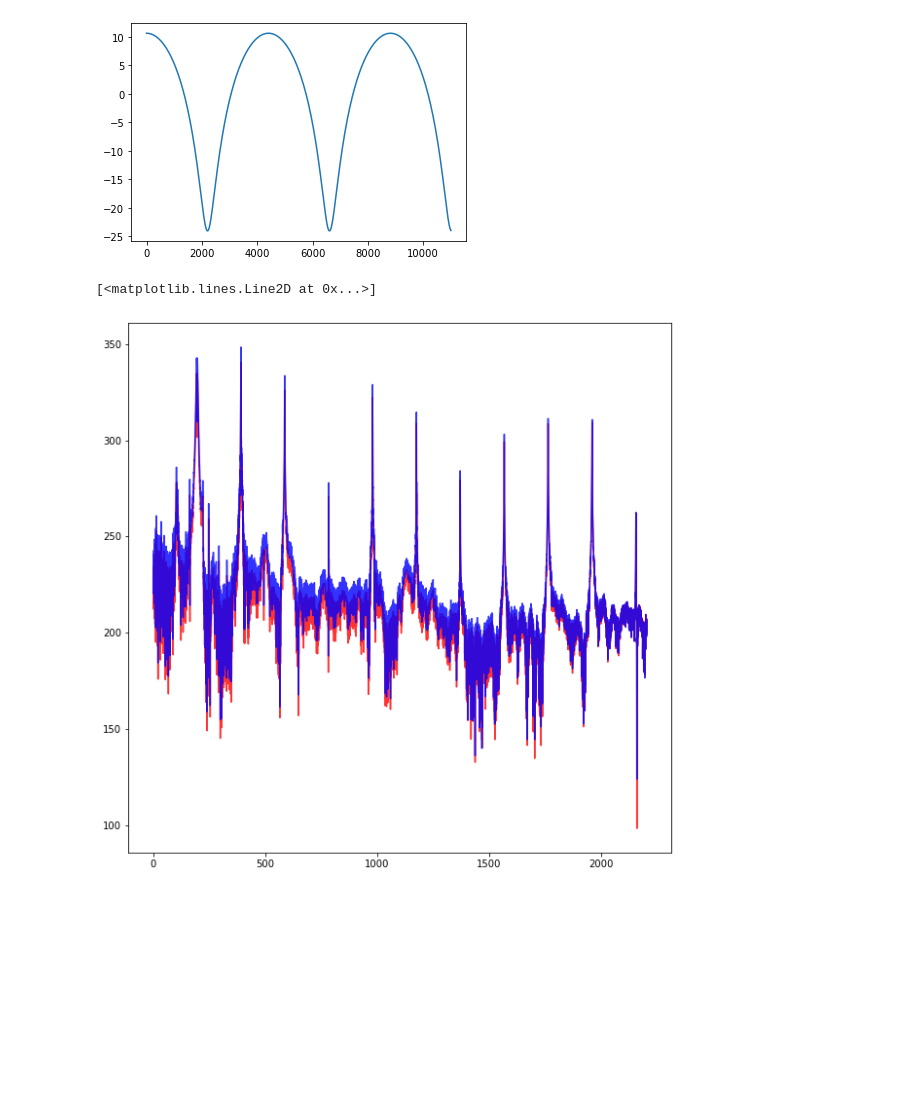
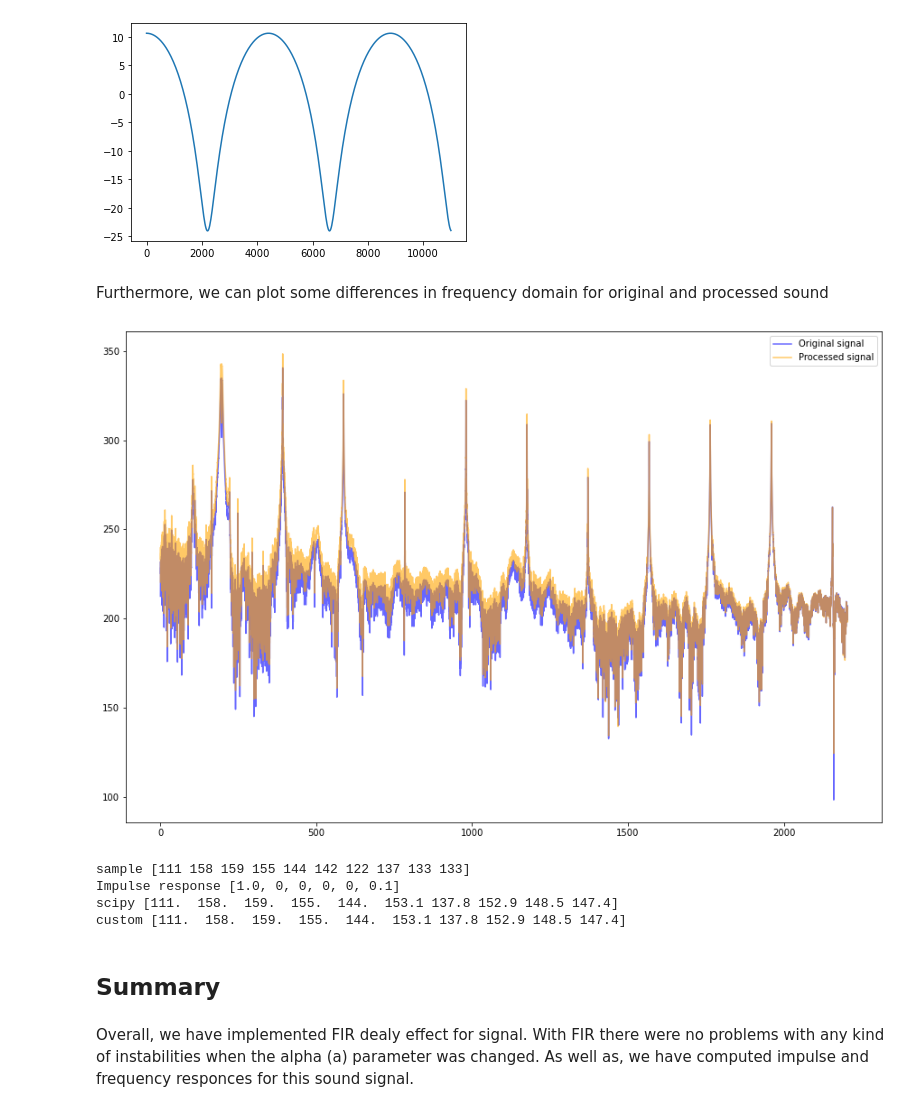
Before and after one commit to lyshuga/Signal_processing, a Jupyter notebook: Filtering/FIRFilter.ipynb, the cells around one changed output. Drawn from its saved outputs; the diff is of its cells as text; code cells hidden in the pictures; blank space fills up the shorter version.

```diff
--- a/Filtering/FIRFilter.ipynb
+++ b/Filtering/FIRFilter.ipynb
@@ -163,22 +171,51 @@ plt.plot(H,20*np.log(np.abs(W)+np.finfo(np.float32).eps))
 # %% [output]
 [<matplotlib.lines.Line2D at 0x...>]
 [figure]
+# %% [markdown]
+Furthermore, we can plot some differences in frequency domain for original and processed sound
 # %%
 x_fft = fft(data)
 x_spectrum_db = 20*np.log(np.abs(x_fft)+np.finfo(np.float32).eps);
 
 s_fft = fft(data_new)
 s_spectrum_db = 20*np.log(np.abs(s_fft)+np.finfo(np.float32).eps);
+freq_axis = H
+
+N = len(data)
+T = 1/samplerate
+
+freqs=fftfreq(N, T)
+
+plt.figure(figsize=(15,10))
+plt.plot(freqs[:N//10],x_spectrum_db[:N//10], alpha=0.6, c='blue', label='Original signal')
+plt.plot(freqs[:N//10],s_spectrum_db[:N//10], alpha=0.6, c='orange', label='Processed signal')
+plt.legend()
+plt.show()
+# %% [output]
+[figure, added]
-# %%
-freq_axis = H
-
-T = 1/samplerate
-
-freqs=fftfreq(N, T)
-
-plt.figure(figsize=(10,10))
-plt.plot(freqs[:N//10],x_spectrum_db[:N//10], alpha=0.8, c='red')
-plt.plot(freqs[:N//10],s_spectrum_db[:N//10], alpha=0.8, c='blue')
-# %% [output]
-[<matplotlib.lines.Line2D at 0x...>]
-[figure, removed]
+# %%
+#HERE IS NUMERICAL EXAMPLE THAT OUR FIR IMPLEMENTATION AND SCIPY'S ONE PROCESS THE SIGNAL IN THE SAME MANNER
+
+sample = data[:10]#np.array([15, 0, 20, 30, 10, 5, 4, 15, 40, 50])
+print('sample', sample)
+
+D = 5
+a = 0.1
+
+h = get_impulse_response(D, a)
+print('Impulse response', h)
+
+sample_scipy = scipy.signal.lfilter(h, 1, sample)
+print('scipy', sample_scipy)
+
+sample_cust = FIR(sample, a, D)
+print('custom', sample_cust)
+# %% [output]
+sample [111 158 159 155 144 142 122 137 133 133]
+Impulse response [1.0, 0, 0, 0, 0, 0.1]
+scipy [111.  158.  159.  155.  144.  153.1 137.8 152.9 148.5 147.4]
+custom [111.  158.  159.  155.  144.  153.1 137.8 152.9 148.5 147.4]
+# %% [markdown]
+## Summary
+# %% [markdown]
+Overall, we have implemented FIR dealy effect for signal. With FIR there were no problems with any kind of instabilities when the alpha (a) parameter was changed. As well as, we have computed impulse and frequency responces for this sound signal.
```
Also changed, not shown: parts of 13 cells of this notebook, 4 other files.
